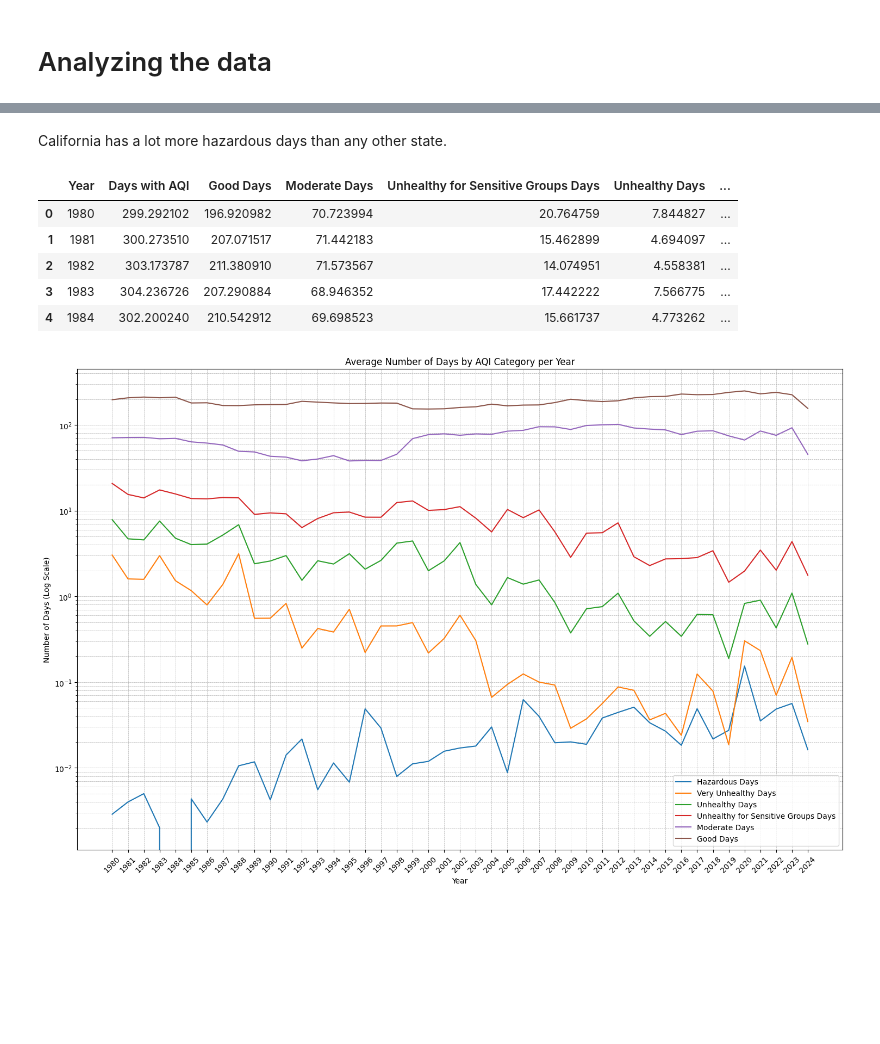
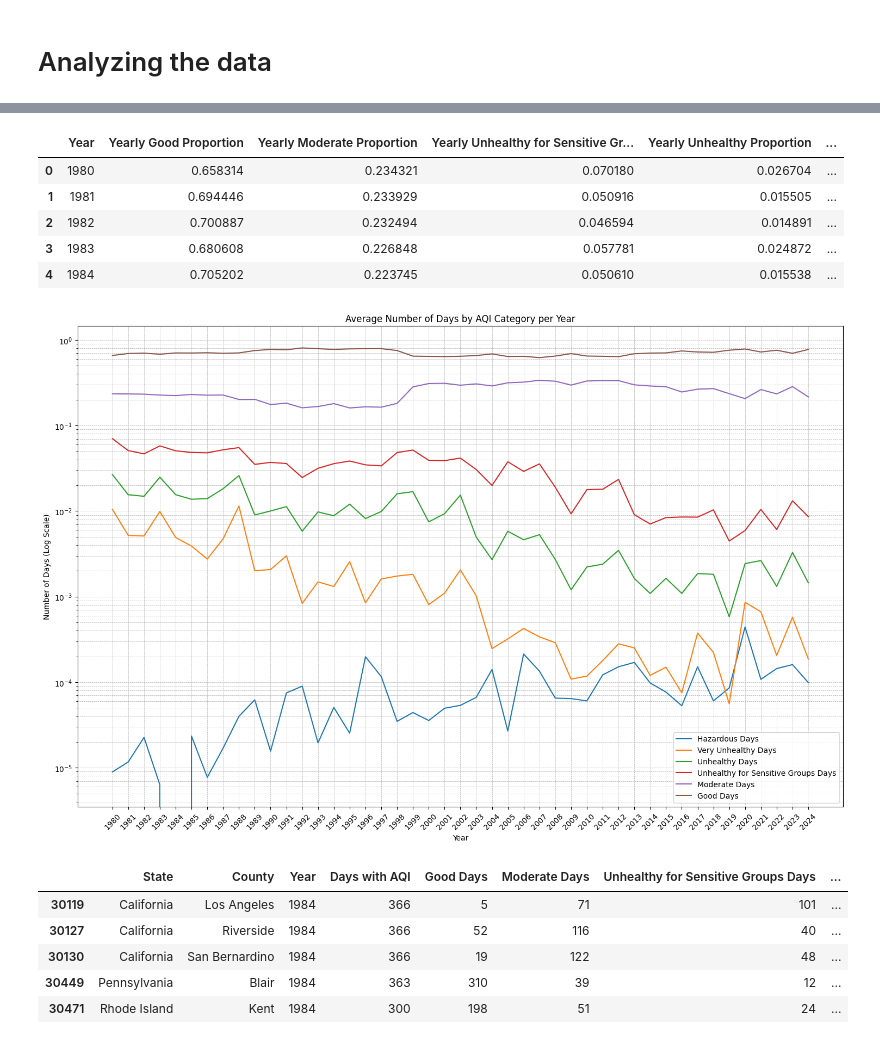
Before and after one commit to ivanrff/AQI-by-EPA, a Jupyter notebook: US_EPA_AQI.ipynb, the cells around one changed output, grey strips where cells are left out. Drawn from its saved outputs; the diff is of its cells as text; code cells hidden in the pictures; blank space fills up the shorter version.

```diff
--- a/US_EPA_AQI.ipynb
+++ b/US_EPA_AQI.ipynb
@@ -186,38 +277,42 @@ plt.show()
-# %% [markdown]
-California has a lot more hazardous days than any other state.
 # %%
-nocounty_df = aqi_df.drop(columns=['County'])
-grouped_year_state_df = nocounty_df.groupby(['Year', 'State']).mean().reset_index()
-avg_byyear_bystate = grouped_year_state_df.drop(columns='State').groupby('Year').mean().reset_index()
+grouped_year_state_df = yearly
+avg_byyear_bystate = grouped_year_state_df.groupby('Year').mean(numeric_only=True).reset_index()
 avg_byyear_bystate.head()
 # %% [output]
-|  | Year | Days with AQI | Good Days | Moderate Days | Unhealthy for Sensitive Groups Days | Unhealthy Days | ... |
-| 0 | 1980 | 299.292102 | 196.920982 | 70.723994 | 20.764759 | 7.844827 | ... |
-| 1 | 1981 | 300.273510 | 207.071517 | 71.442183 | 15.462899 | 4.694097 | ... |
-| 2 | 1982 | 303.173787 | 211.380910 | 71.573567 | 14.074951 | 4.558381 | ... |
-| 3 | 1983 | 304.236726 | 207.290884 | 68.946352 | 17.442222 | 7.566775 | ... |
-| 4 | 1984 | 302.200240 | 210.542912 | 69.698523 | 15.661737 | 4.773262 | ... |
+|  | Year | Yearly Good Proportion | Yearly Moderate Proportion | Yearly Unhealthy for Sensitive Gr... | Yearly Unhealthy Proportion | ... |
+| 0 | 1980 | 0.658314 | 0.234321 | 0.070180 | 0.026704 | ... |
+| 1 | 1981 | 0.694446 | 0.233929 | 0.050916 | 0.015505 | ... |
+| 2 | 1982 | 0.700887 | 0.232494 | 0.046594 | 0.014891 | ... |
+| 3 | 1983 | 0.680608 | 0.226848 | 0.057781 | 0.024872 | ... |
+| 4 | 1984 | 0.705202 | 0.223745 | 0.050610 | 0.015538 | ... |
 # %%
-import matplotlib.pyplot as plt
-
 # Create the plot
 plt.figure(figsize=(15, 10))
 
-plt.plot(avg_byyear_bystate['Year'], avg_byyear_bystate['Hazardous Days'], label='Hazardous Days')
-plt.plot(avg_byyear_bystate['Year'], avg_byyear_bystate['Very Unhealthy Days'], label='Very Unhealthy Days')
-plt.plot(avg_byyear_bystate['Year'], avg_byyear_bystate['Unhealthy Days'], label='Unhealthy Days')
-plt.plot(avg_byyear_bystate['Year'], avg_byyear_bystate['Unhealthy for Sensitive Groups Days'], label='Unhealthy for Sensitive Groups Days')
-plt.plot(avg_byyear_bystate['Year'], avg_byyear_bystate['Moderate Days'], label='Moderate Days')
-plt.plot(avg_byyear_bystate['Year'], avg_byyear_bystate['Good Days'], label='Good Days')
+plt.plot(avg_byyear_bystate['Year'], avg_byyear_bystate['Yearly Hazardous Proportion'], label='Hazardous Days')
+plt.plot(avg_byyear_bystate['Year'], avg_byyear_bystate['Yearly Very Unhealthy Proportion'], label='Very Unhealthy Days')
+plt.plot(avg_byyear_bystate['Year'], avg_byyear_bystate['Yearly Unhealthy Proportion'], label='Unhealthy Days')
+plt.plot(avg_byyear_bystate['Year'], avg_byyear_bystate['Yearly Unhealthy for Sensitive Groups Proportion'], label='Unhealthy for Sensitive Groups Days')
+plt.plot(avg_byyear_bystate['Year'], avg_byyear_bystate['Yearly Moderate Proportion'], label='Moderate Days')
+plt.plot(avg_byyear_bystate['Year'], avg_byyear_bystate['Yearly Good Proportion'], label='Good Days')
 
 plt.yscale('log')  # for better visualization
 plt.xlabel('Year')
 plt.ylabel('Number of Days (Log Scale)')
 plt.title('Average Number of Days by AQI Category per Year')
 plt.legend()
 plt.grid(True, which='both', linestyle='--', linewidth=0.5)
 plt.xticks(avg_byyear_bystate['Year'], rotation=45)
 plt.tight_layout()
 plt.show()
 # %% [output]
-[figure, old version]
+[figure, new version]
+# %%
+aqi_df[aqi_df['Year'] == 1984].sort_values(by='Max AQI', ascending=False).head(5)
+# %% [output]
+|  | State | County | Year | Days with AQI | Good Days | Moderate Days | Unhealthy for Sensitive Groups Days | ... |
+| 30119 | California | Los Angeles | 1984 | 366 | 5 | 71 | 101 | ... |
+| 30127 | California | Riverside | 1984 | 366 | 52 | 116 | 40 | ... |
+| 30130 | California | San Bernardino | 1984 | 366 | 19 | 122 | 48 | ... |
+| 30449 | Pennsylvania | Blair | 1984 | 363 | 310 | 39 | 12 | ... |
+| 30471 | Rhode Island | Kent | 1984 | 300 | 198 | 51 | 24 | ... |
```
Also changed, not shown: parts of 11 cells of this notebook.
